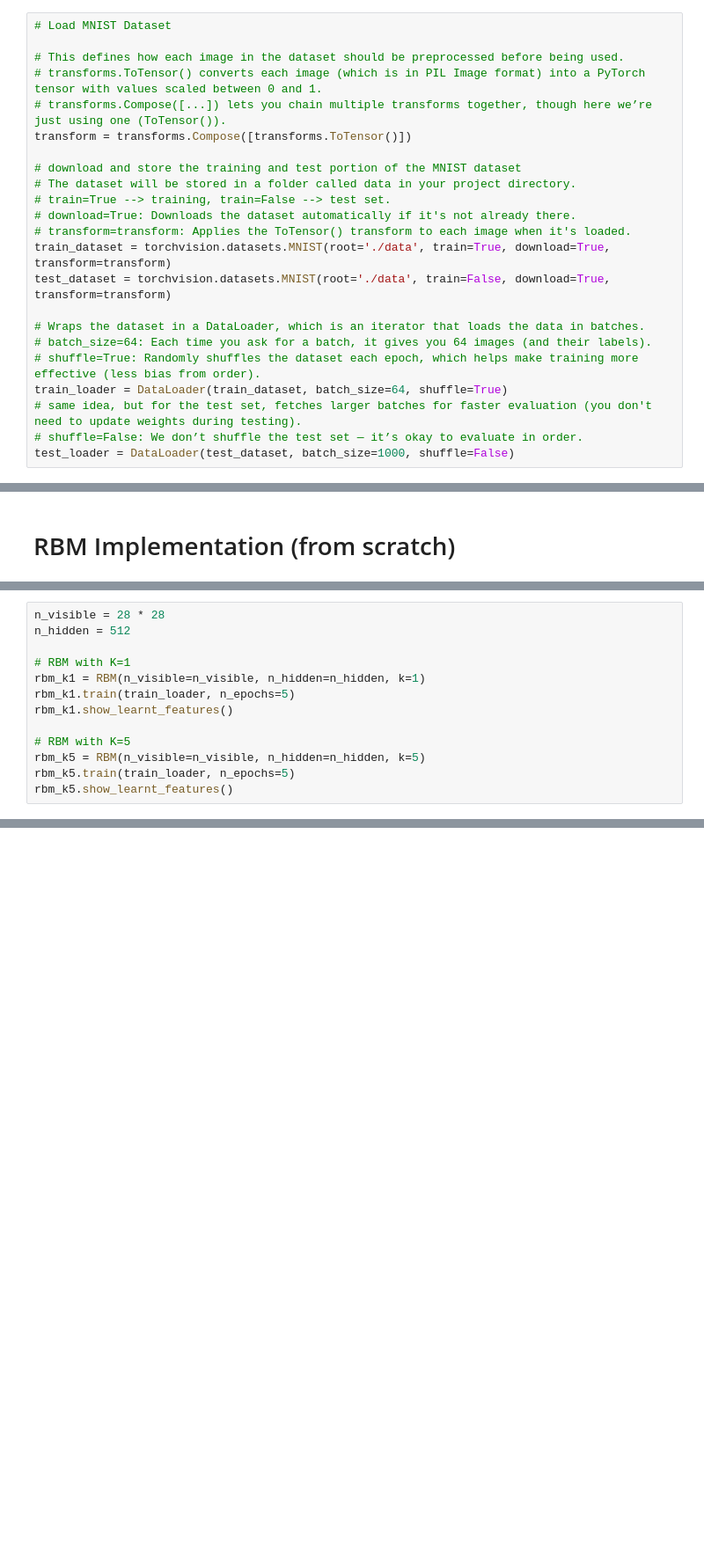
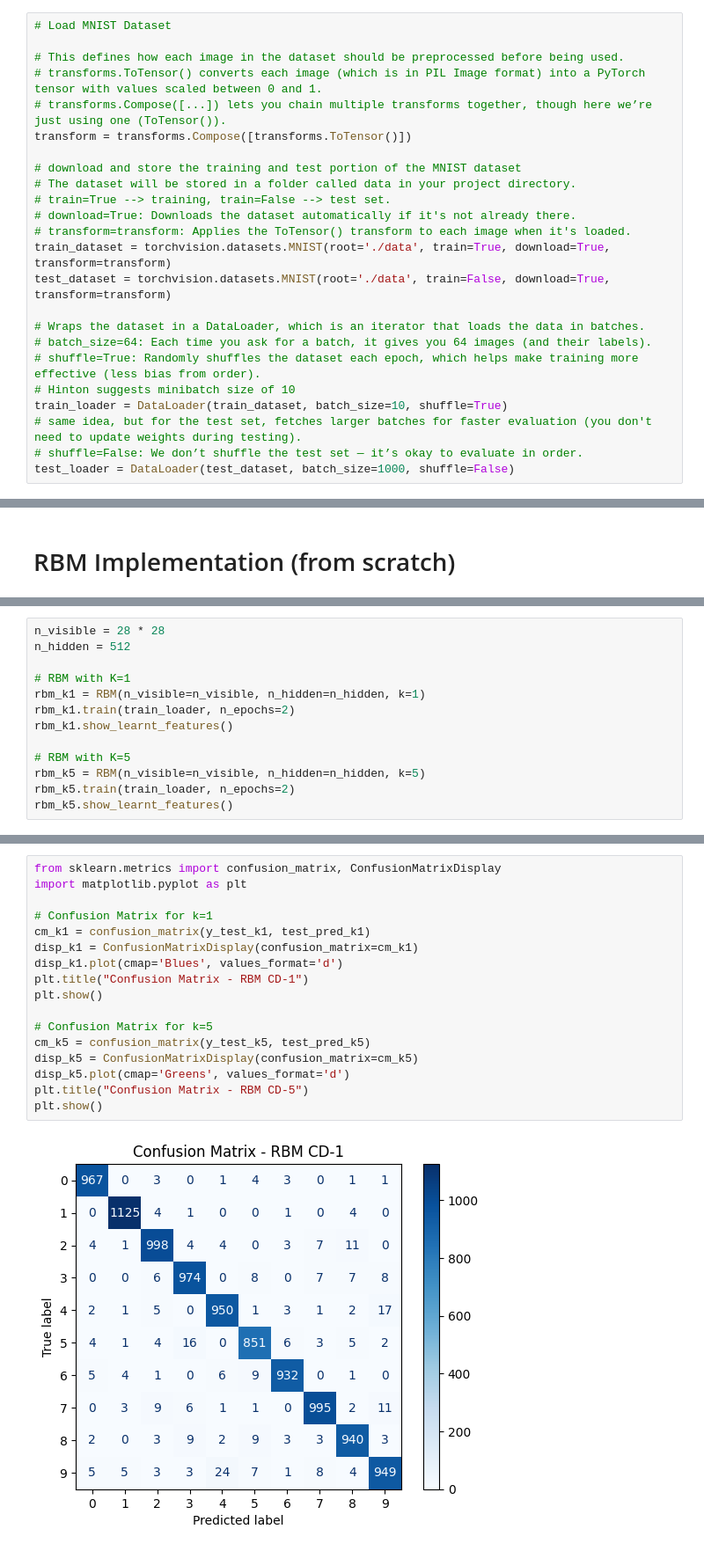
Before and after one commit to andr3w1699/Intelligent_System_for_Pattern_Recognition, a Jupyter notebook: SecondAssignement.ipynb, the cells around one changed output, grey strips where cells are left out. Shown at 88% size. Cells and saved outputs as stored; diff of their text form; blank space fills up the shorter version.

```diff
--- a/SecondAssignement.ipynb
+++ b/SecondAssignement.ipynb
@@ -53,7 +72,8 @@ test_dataset = torchvision.datasets.MNIST(root='./data', train=False, download=T
 # Wraps the dataset in a DataLoader, which is an iterator that loads the data in batches.
 # batch_size=64: Each time you ask for a batch, it gives you 64 images (and their labels).
 # shuffle=True: Randomly shuffles the dataset each epoch, which helps make training more effective (less bias from order).
-train_loader = DataLoader(train_dataset, batch_size=64, shuffle=True)
+# Hinton suggests minibatch size of 10
+train_loader = DataLoader(train_dataset, batch_size=10, shuffle=True)
 # same idea, but for the test set, fetches larger batches for faster evaluation (you don't need to update weights during testing).
 # shuffle=False: We don’t shuffle the test set — it’s okay to evaluate in order.
 test_loader = DataLoader(test_dataset, batch_size=1000, shuffle=False)
@@ -262,11 +350,11 @@ n_hidden = 512
 
 # RBM with K=1
 rbm_k1 = RBM(n_visible=n_visible, n_hidden=n_hidden, k=1)
-rbm_k1.train(train_loader, n_epochs=5)
+rbm_k1.train(train_loader, n_epochs=2)
 rbm_k1.show_learnt_features()
 
 # RBM with K=5
 rbm_k5 = RBM(n_visible=n_visible, n_hidden=n_hidden, k=5)
-rbm_k5.train(train_loader, n_epochs=5)
+rbm_k5.train(train_loader, n_epochs=2)
 rbm_k5.show_learnt_features()
 # %% [output]
@@ -326,0 +423,19 @@ plt.show()
+# %%
+from sklearn.metrics import confusion_matrix, ConfusionMatrixDisplay
+import matplotlib.pyplot as plt
+
+# Confusion Matrix for k=1
+cm_k1 = confusion_matrix(y_test_k1, test_pred_k1)
+disp_k1 = ConfusionMatrixDisplay(confusion_matrix=cm_k1)
+disp_k1.plot(cmap='Blues', values_format='d')
+plt.title("Confusion Matrix - RBM CD-1")
+plt.show()
+
+# Confusion Matrix for k=5
+cm_k5 = confusion_matrix(y_test_k5, test_pred_k5)
+disp_k5 = ConfusionMatrixDisplay(confusion_matrix=cm_k5)
+disp_k5.plot(cmap='Greens', values_format='d')
+plt.title("Confusion Matrix - RBM CD-5")
+plt.show()
+# %% [output]
+[figure, added]
```
Also changed, not shown: parts of 15 cells of this notebook.
